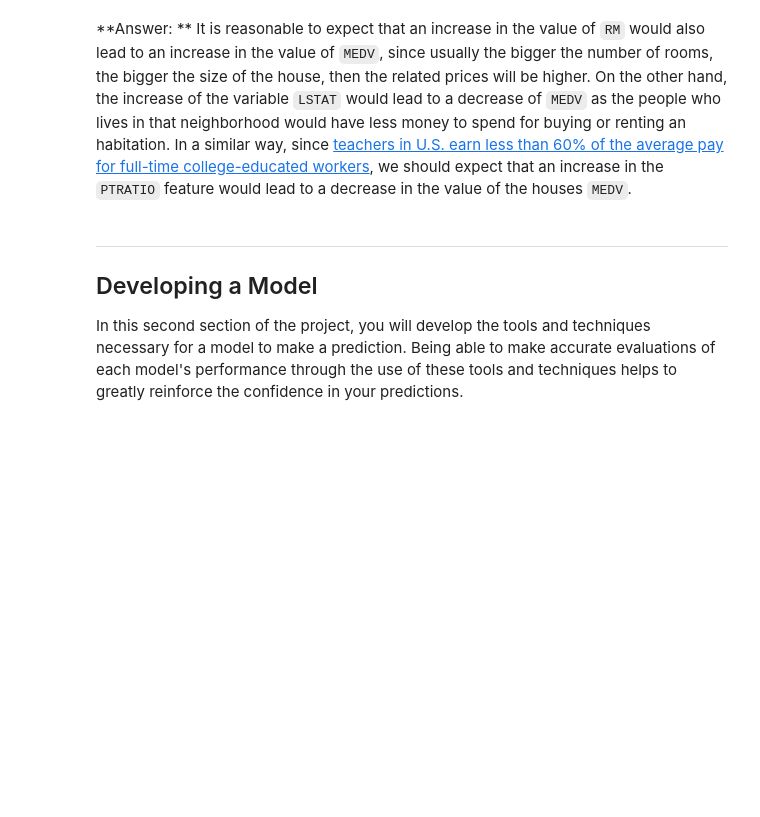
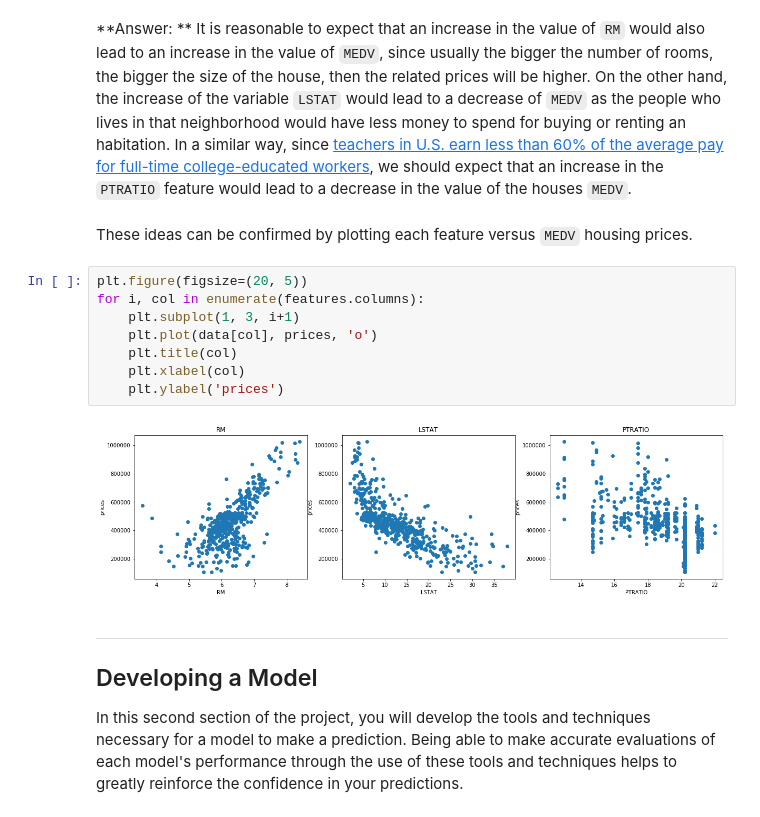
Before and after one commit to rodsveiga/machine-learning, a Jupyter notebook: projects/boston_housing/boston_housing.ipynb, the cells around one changed output. Drawn from its saved outputs; the diff is of its cells as text; blank space fills up the shorter version.

```diff
--- a/projects/boston_housing/boston_housing.ipynb
+++ b/projects/boston_housing/boston_housing.ipynb
@@ -138,6 +141,18 @@ As a reminder, we are using three features from the Boston housing dataset: `'RM
 * Would you expect a neighborhood that has an `'PTRATIO'` value(ratio of students to teachers) of 10 have home prices be worth more or less than a neighborhood that has an `'PTRATIO'` value of 15?
 # %% [markdown]
 **Answer: ** It is reasonable to expect that an increase in the value of `RM` would also lead to an increase in the value of `MEDV`, since usually the bigger the number of rooms, the bigger the size of the house, then the related prices will be higher. On the other hand, the increase of the variable `LSTAT` would lead to a decrease of `MEDV` as the people who lives in that neighborhood would have less money to spend for buying or renting an habitation. In a similar way, since [teachers in U.S. earn less than 60% of the average pay for full-time college-educated workers](http://www.huffingtonpost.com/jack-jennings/teacher-pay-us-ranks-22nd_b_940814.html), we should expect that an increase in the `PTRATIO` feature would lead to a decrease in the value of the houses `MEDV`.
+# %% [markdown]
+These ideas can be confirmed by plotting each feature versus `MEDV` housing prices.
+# %%
+plt.figure(figsize=(20, 5))
+for i, col in enumerate(features.columns):
+    plt.subplot(1, 3, i+1)
+    plt.plot(data[col], prices, 'o')
+    plt.title(col)
+    plt.xlabel(col)
+    plt.ylabel('prices')
+# %% [output]
+[figure, added]
 # %% [markdown]
 ----
 
```
Also changed, not shown: parts of 8 cells of this notebook, 1 other file.
